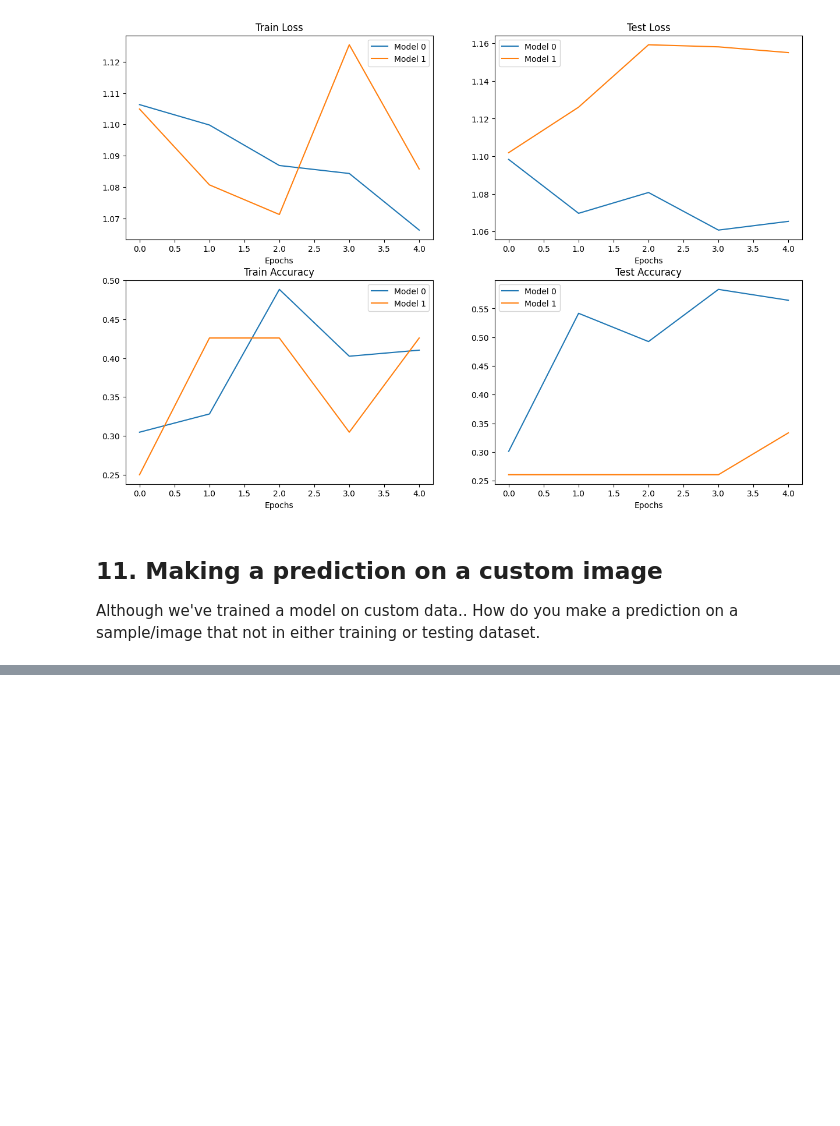
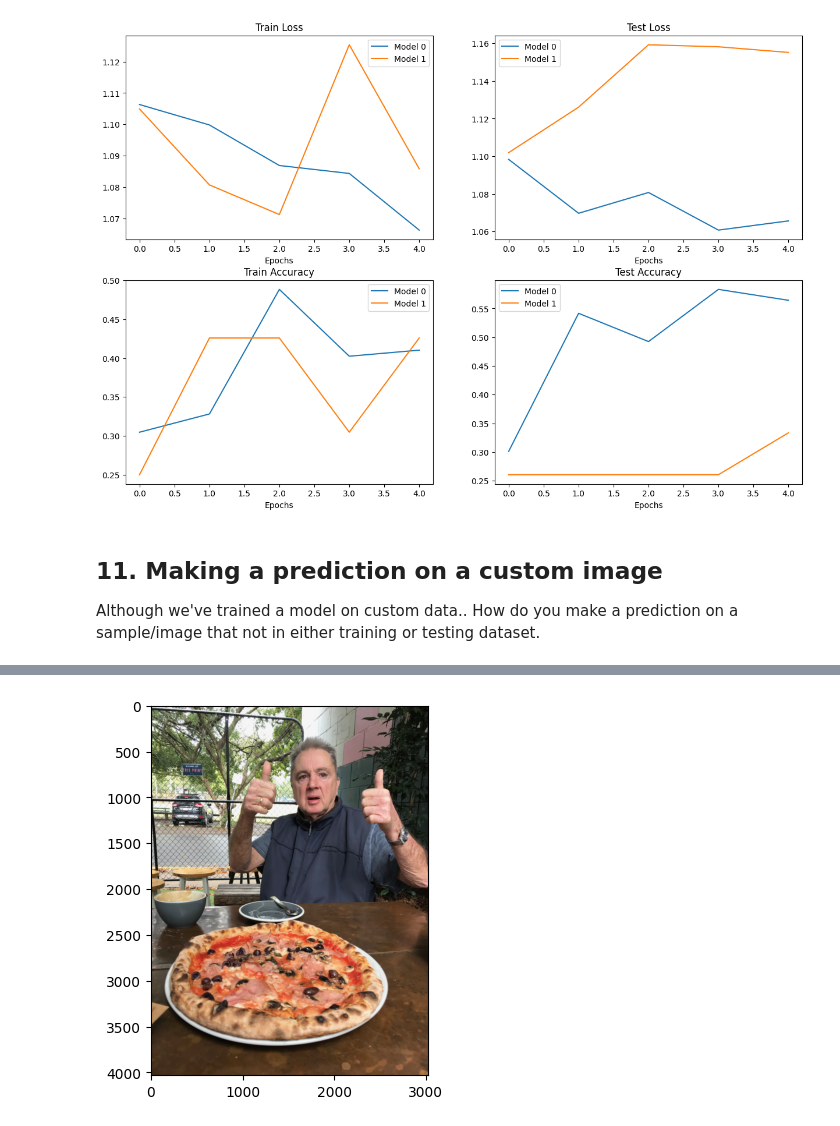
Before and after one commit to KavourEI/PyTorch_Exploration, a Jupyter notebook: 04_pytorch_custom_datasets.ipynb, the cells around one changed output, grey strips where cells are left out. Drawn from its saved outputs; the diff is of its cells as text; code cells hidden in the pictures; blank space fills up the shorter version.

```diff
--- a/04_pytorch_custom_datasets.ipynb
+++ b/04_pytorch_custom_datasets.ipynb
@@ -1382,0 +1396,8 @@ custom_image_path = data_path / "04-pizza-data.jpeg"
+# %%
+import torchvision
+
+# Read in custom image
+custom_image_unit8 = torchvision.io.read_image(custom_image_path)
+print(f"Custom image tensor:\n {custom_image_unit8}")
+print(f"Custom image shape: {custom_image_unit8.shape}")
+print(f"Custom image datatype: {custom_image_unit8.dtype}")
@@ -1382,0 +1422,4 @@ custom_image_path = data_path / "04-pizza-data.jpeg"
+# %%
+plt.imshow(custom_image_unit8.permute(1,2,0))
+# %% [output]
+[figure, added]
```
Also changed, not shown: parts of 17 cells of this notebook.
